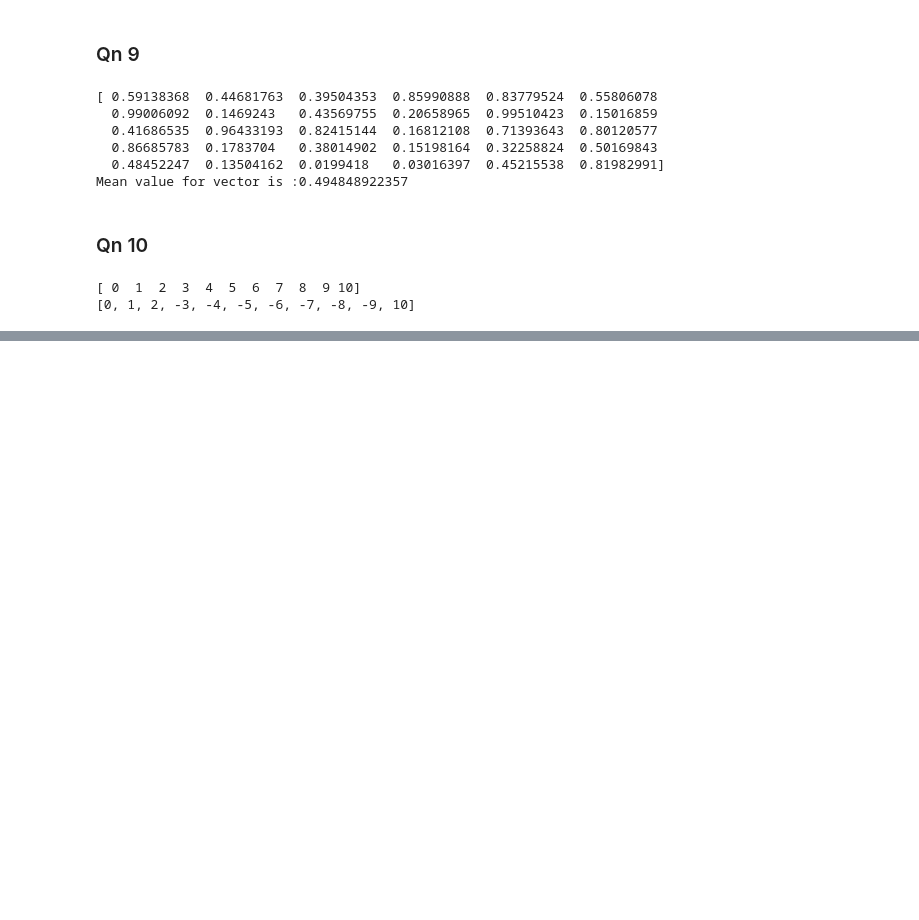
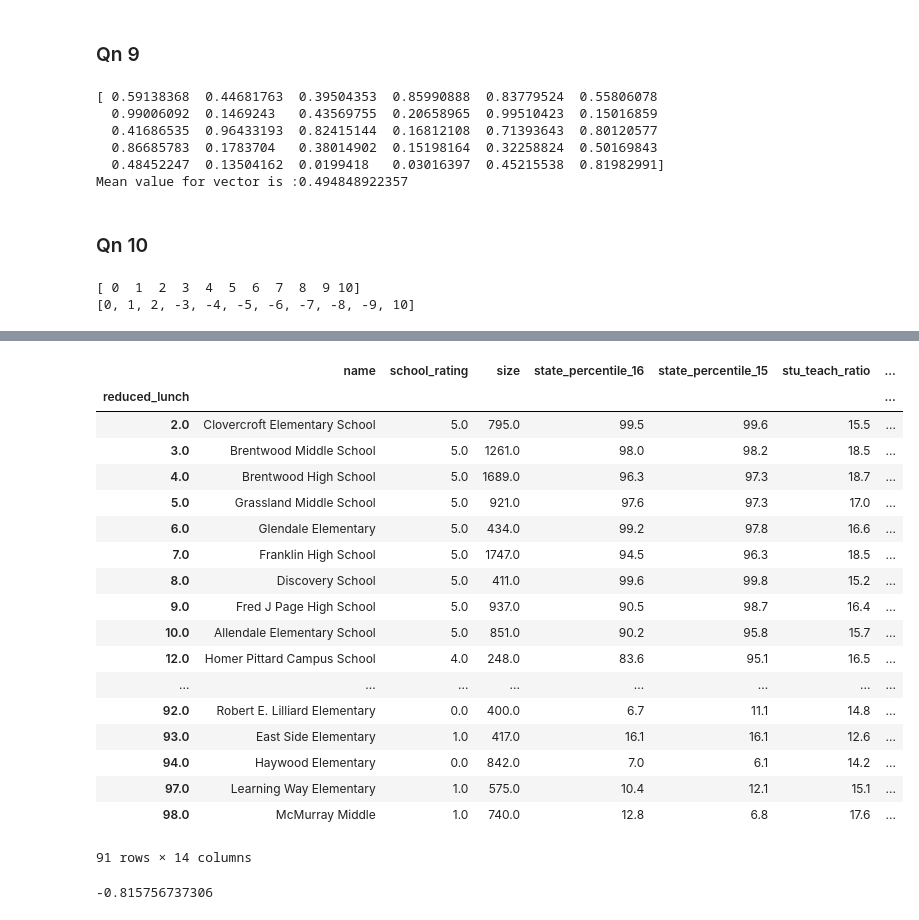
Before and after one commit to rajeshkancharla/edureka_gen_ai, a Jupyter notebook: 05_Numpy_CaseStudy_1.ipynb, the cells around one changed output, grey strips where cells are left out. Saved outputs shown, nothing was run; the diff lists cells and outputs as text; code cells hidden in the pictures; blank space fills up the shorter version.

```diff
--- a/05_Numpy_CaseStudy_1.ipynb
+++ b/05_Numpy_CaseStudy_1.ipynb
@@ -162,0 +244,9 @@ print(op_list)
+# %%
+from IPython.display import display
+import pandas as pd
+import numpy as np
+df = pd.read_csv("C:/Users/Rajesh/Edureka/05_numpy_pandas/middle_tn_schools.csv")
+#display(df)
+
+sorted_df = df.sort_values(by = ['reduced_lunch'], ascending = False)
+display(sorted_df)
@@ -162,0 +272,27 @@ print(op_list)
+# %%
+grouped_df = df.groupby('reduced_lunch')
+display(grouped_df.first())
+# %% [output]
+|  | name | school_rating | size | state_percentile_16 | state_percentile_15 | stu_teach_ratio | ... |
+| reduced_lunch |  |  |  |  |  |  | ... |
+| 2.0 | Clovercroft Elementary School | 5.0 | 795.0 | 99.5 | 99.6 | 15.5 | ... |
+| 3.0 | Brentwood Middle School | 5.0 | 1261.0 | 98.0 | 98.2 | 18.5 | ... |
+| 4.0 | Brentwood High School | 5.0 | 1689.0 | 96.3 | 97.3 | 18.7 | ... |
+| 5.0 | Grassland Middle School | 5.0 | 921.0 | 97.6 | 97.3 | 17.0 | ... |
+| 6.0 | Glendale Elementary | 5.0 | 434.0 | 99.2 | 97.8 | 16.6 | ... |
+| 7.0 | Franklin High School | 5.0 | 1747.0 | 94.5 | 96.3 | 18.5 | ... |
+| 8.0 | Discovery School | 5.0 | 411.0 | 99.6 | 99.8 | 15.2 | ... |
+| 9.0 | Fred J Page High School | 5.0 | 937.0 | 90.5 | 98.7 | 16.4 | ... |
+| 10.0 | Allendale Elementary School | 5.0 | 851.0 | 90.2 | 95.8 | 15.7 | ... |
+| 12.0 | Homer Pittard Campus School | 4.0 | 248.0 | 83.6 | 95.1 | 16.5 | ... |
+| ... | ... | ... | ... | ... | ... | ... | ... |
+| 92.0 | Robert E. Lilliard Elementary | 0.0 | 400.0 | 6.7 | 11.1 | 14.8 | ... |
+| 93.0 | East Side Elementary | 1.0 | 417.0 | 16.1 | 16.1 | 12.6 | ... |
+| 94.0 | Haywood Elementary | 0.0 | 842.0 | 7.0 | 6.1 | 14.2 | ... |
+| 97.0 | Learning Way Elementary | 1.0 | 575.0 | 10.4 | 12.1 | 15.1 | ... |
+| 98.0 | McMurray Middle | 1.0 | 740.0 | 12.8 | 6.8 | 17.6 | ... |
+91 rows × 14 columns
+# %%
+print(df['reduced_lunch'].corr(df['school_rating']))
+# %% [output]
+-0.815756737306
```
Also changed, not shown: parts of 10 cells of this notebook.
